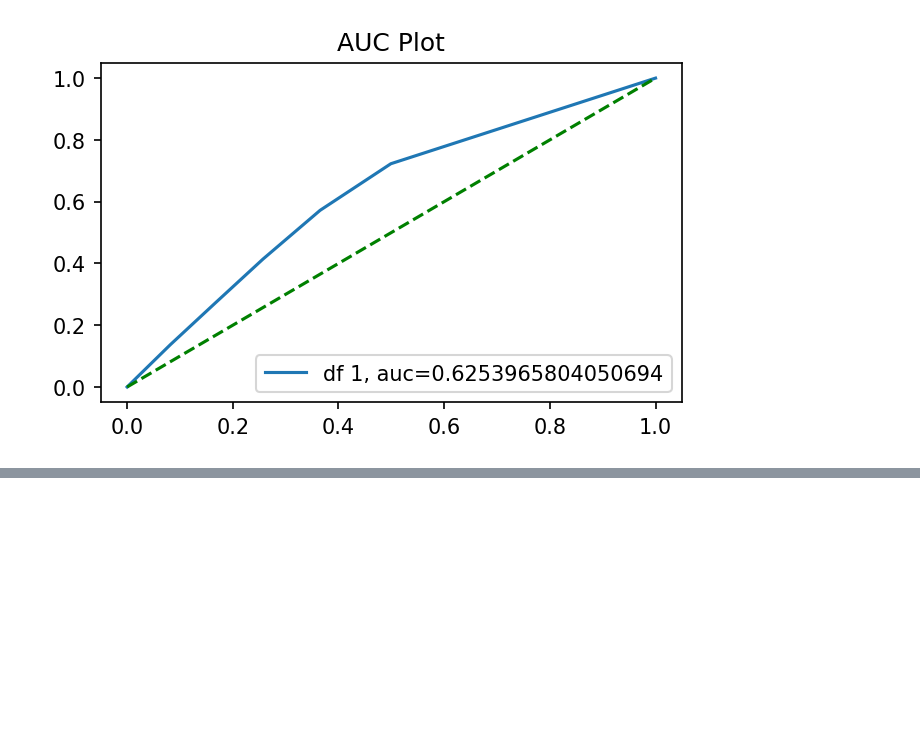
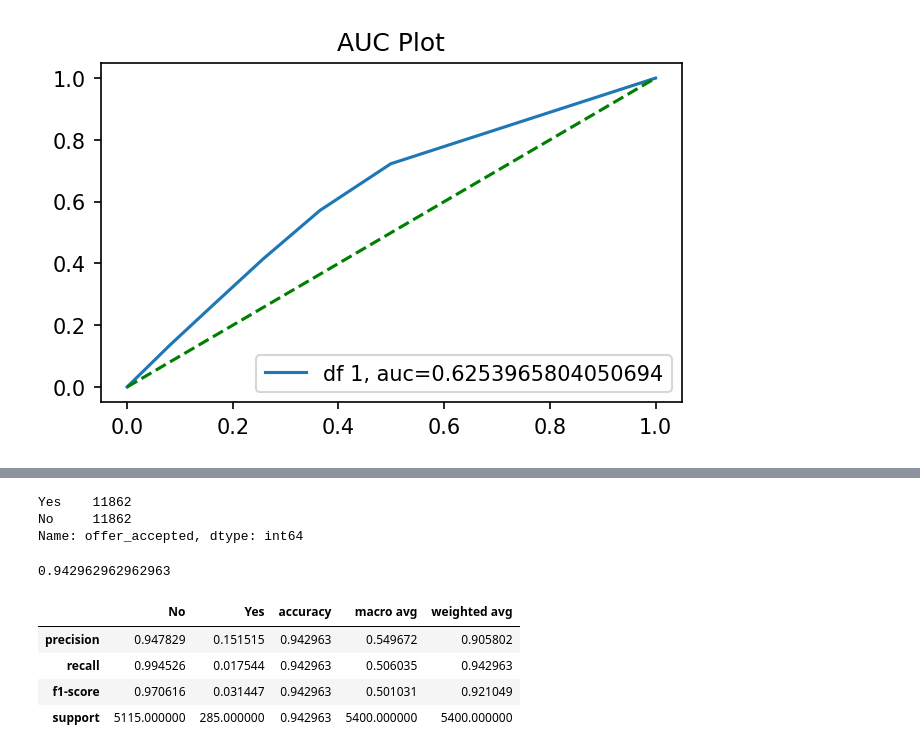
Before and after one commit to zachighton/bank_customer_classification, a Jupyter notebook: Python Files/classification_project_update - current.ipynb, the cells around one changed output, grey strips where cells are left out. Drawn from its saved outputs; the diff is of its cells as text; code cells hidden in the pictures; blank space fills up the shorter version.

```diff
--- a/Python Files/classification_project_update - current.ipynb
+++ b/Python Files/classification_project_update - current.ipynb
@@ -592,0 +610,18 @@ plt.legend(loc=4);
+# %%
+y_train_os.value_counts()
+# %% [output]
+Yes    11862
+No     11862
+Name: offer_accepted, dtype: int64
+# %%
+accuracy_score(y_pred_rf_os, y_test)
+# %% [output]
+0.942962962962963
+# %%
+pd.DataFrame(classification_report(y_test, y_pred_rf_os, output_dict=True))
+# %% [output]
+|  | No | Yes | accuracy | macro avg | weighted avg |
+| precision | 0.947829 | 0.151515 | 0.942963 | 0.549672 | 0.905802 |
+| recall | 0.994526 | 0.017544 | 0.942963 | 0.506035 | 0.942963 |
+| f1-score | 0.970616 | 0.031447 | 0.942963 | 0.501031 | 0.921049 |
+| support | 5115.000000 | 285.000000 | 0.942963 | 5400.000000 | 5400.000000 |
```
Also changed, not shown: parts of 10 cells of this notebook, 3 other files.
